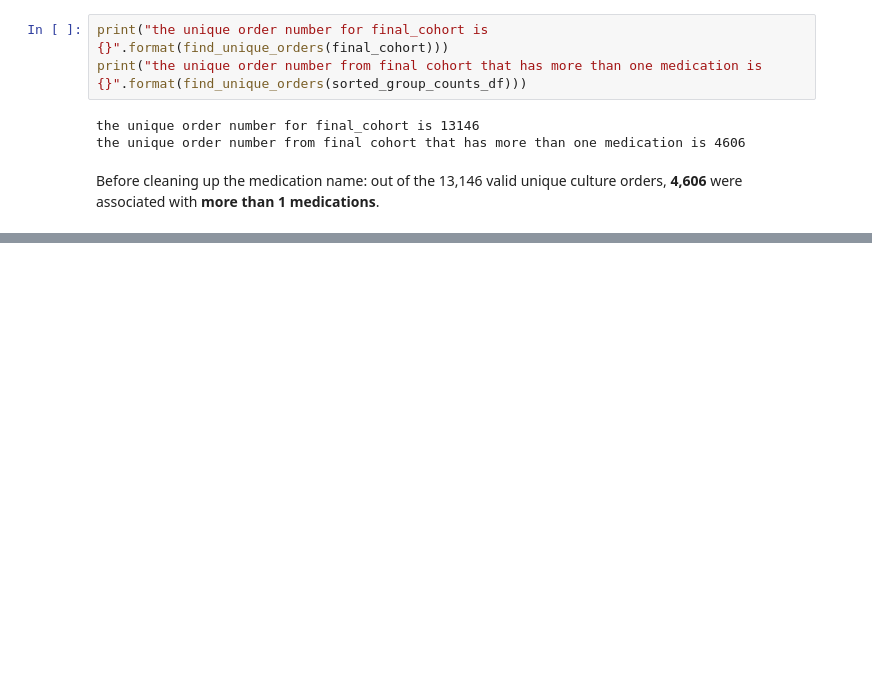
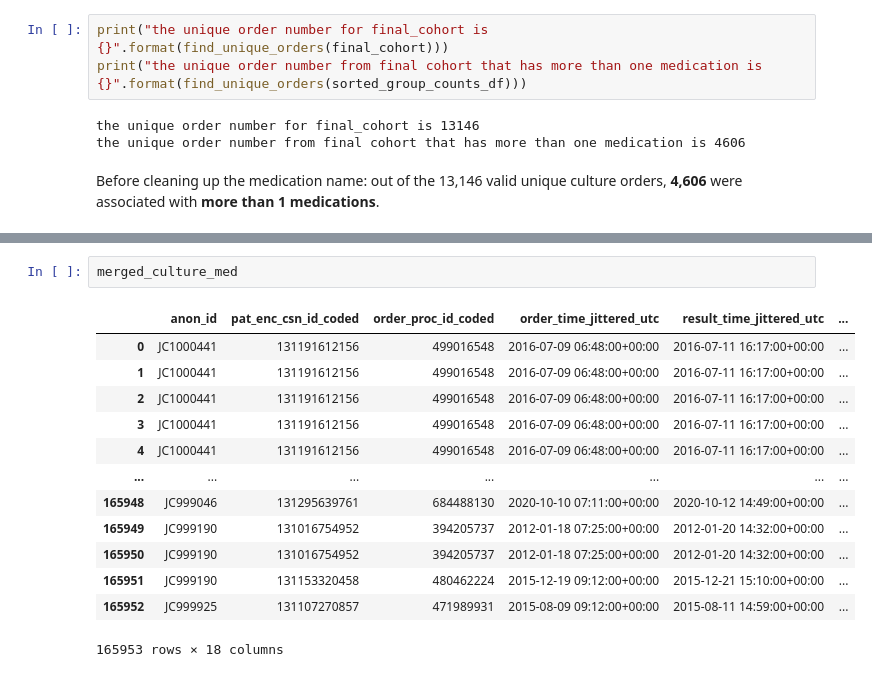
Before and after one commit to HealthRex/CDSS, a Jupyter notebook: scripts/antibiotic-susceptibility/sql/queries/aim_4/AIM4/Notebook/Adult_ED_Cohort_no_allergy_present.ipynb, the cells around one changed output, grey strips where cells are left out. Cells and saved outputs as stored; diff of their text form; blank space fills up the shorter version.

```diff
--- a/scripts/antibiotic-susceptibility/sql/queries/aim_4/AIM4/Notebook/Adult_ED_Cohort_no_allergy_present.ipynb
+++ b/scripts/antibiotic-susceptibility/sql/queries/aim_4/AIM4/Notebook/Adult_ED_Cohort_no_allergy_present.ipynb
@@ -1184,0 +1534,16 @@ display(Image(filename=path_png))
+# %%
+merged_culture_med
+# %% [output]
+|  | anon_id | pat_enc_csn_id_coded | order_proc_id_coded | order_time_jittered_utc | result_time_jittered_utc | ... |
+| 0 | JC1000441 | 131191612156 | 499016548 | 2016-07-09 06:48:00+00:00 | 2016-07-11 16:17:00+00:00 | ... |
+| 1 | JC1000441 | 131191612156 | 499016548 | 2016-07-09 06:48:00+00:00 | 2016-07-11 16:17:00+00:00 | ... |
+| 2 | JC1000441 | 131191612156 | 499016548 | 2016-07-09 06:48:00+00:00 | 2016-07-11 16:17:00+00:00 | ... |
+| 3 | JC1000441 | 131191612156 | 499016548 | 2016-07-09 06:48:00+00:00 | 2016-07-11 16:17:00+00:00 | ... |
+| 4 | JC1000441 | 131191612156 | 499016548 | 2016-07-09 06:48:00+00:00 | 2016-07-11 16:17:00+00:00 | ... |
+| ... | ... | ... | ... | ... | ... | ... |
+| 165948 | JC999046 | 131295639761 | 684488130 | 2020-10-10 07:11:00+00:00 | 2020-10-12 14:49:00+00:00 | ... |
+| 165949 | JC999190 | 131016754952 | 394205737 | 2012-01-18 07:25:00+00:00 | 2012-01-20 14:32:00+00:00 | ... |
+| 165950 | JC999190 | 131016754952 | 394205737 | 2012-01-18 07:25:00+00:00 | 2012-01-20 14:32:00+00:00 | ... |
+| 165951 | JC999190 | 131153320458 | 480462224 | 2015-12-19 09:12:00+00:00 | 2015-12-21 15:10:00+00:00 | ... |
+| 165952 | JC999925 | 131107270857 | 471989931 | 2015-08-09 09:12:00+00:00 | 2015-08-11 14:59:00+00:00 | ... |
+165953 rows × 18 columns
```
Also changed, not shown: parts of 51 cells of this notebook, 38 other files.
